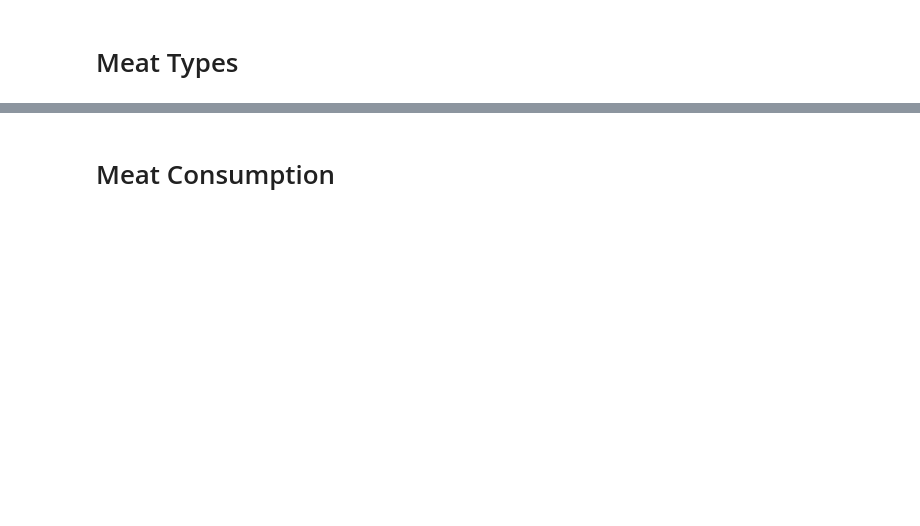
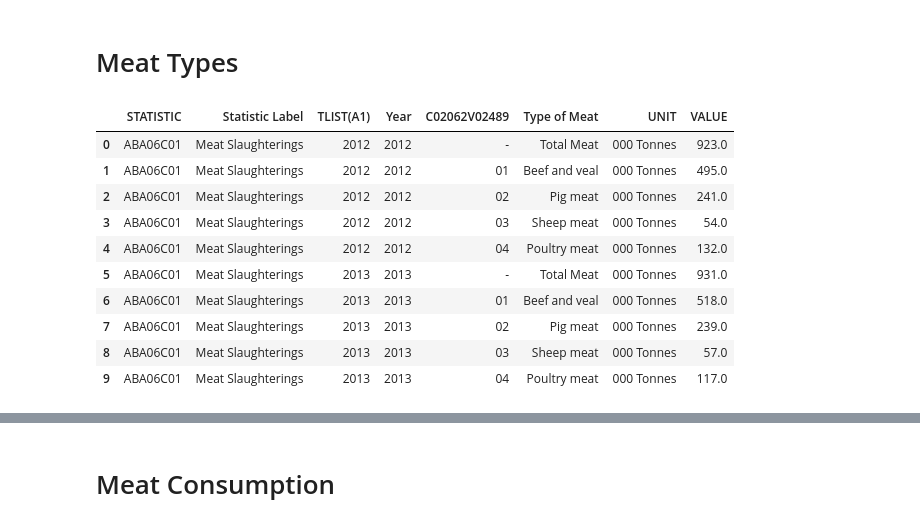
Before and after one commit to kellyc-j/MenuAssistance_project_y4, a Jupyter notebook: Menu Assistance.ipynb, the cells around one changed output, grey strips where cells are left out. Cells and saved outputs as stored; diff of their text form; code cells hidden in the pictures; blank space fills up the shorter version.

```diff
--- a/Menu Assistance.ipynb
+++ b/Menu Assistance.ipynb
@@ -38,5 +99,16 @@ dataFood.shape
 dataMeat = pd.read_csv("meat-types.csv")
 # %%
 dataMeat.head(10)
-dataMeat.shape
+# %% [output]
+|  | STATISTIC | Statistic Label | TLIST(A1) | Year | C02062V02489 | Type of Meat | UNIT | VALUE |
+| 0 | ABA06C01 | Meat Slaughterings | 2012 | 2012 | - | Total Meat | 000 Tonnes | 923.0 |
+| 1 | ABA06C01 | Meat Slaughterings | 2012 | 2012 | 01 | Beef and veal | 000 Tonnes | 495.0 |
+| 2 | ABA06C01 | Meat Slaughterings | 2012 | 2012 | 02 | Pig meat | 000 Tonnes | 241.0 |
+| 3 | ABA06C01 | Meat Slaughterings | 2012 | 2012 | 03 | Sheep meat | 000 Tonnes | 54.0 |
+| 4 | ABA06C01 | Meat Slaughterings | 2012 | 2012 | 04 | Poultry meat | 000 Tonnes | 132.0 |
+| 5 | ABA06C01 | Meat Slaughterings | 2013 | 2013 | - | Total Meat | 000 Tonnes | 931.0 |
+| 6 | ABA06C01 | Meat Slaughterings | 2013 | 2013 | 01 | Beef and veal | 000 Tonnes | 518.0 |
+| 7 | ABA06C01 | Meat Slaughterings | 2013 | 2013 | 02 | Pig meat | 000 Tonnes | 239.0 |
+| 8 | ABA06C01 | Meat Slaughterings | 2013 | 2013 | 03 | Sheep meat | 000 Tonnes | 57.0 |
+| 9 | ABA06C01 | Meat Slaughterings | 2013 | 2013 | 04 | Poultry meat | 000 Tonnes | 117.0 |
 # %%
```
Also changed, not shown: parts of 24 cells of this notebook.
